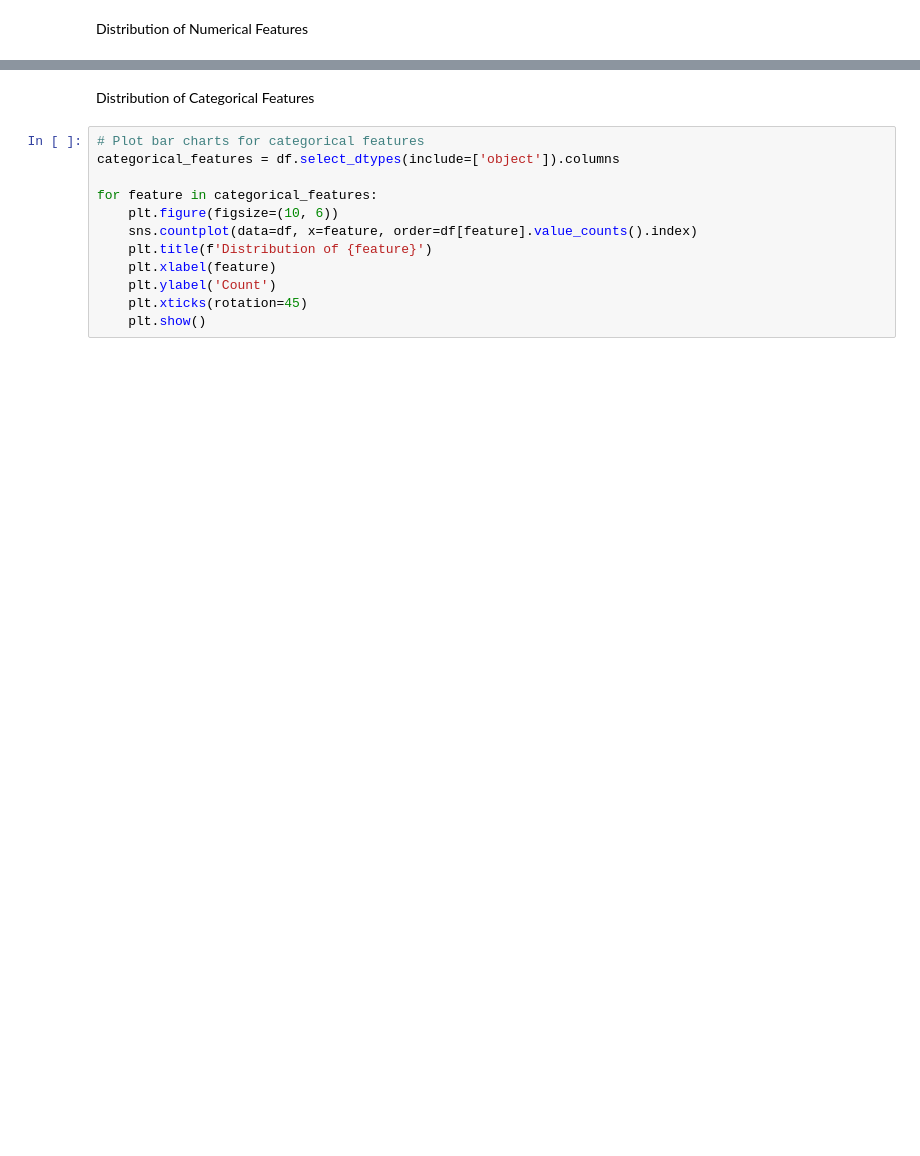
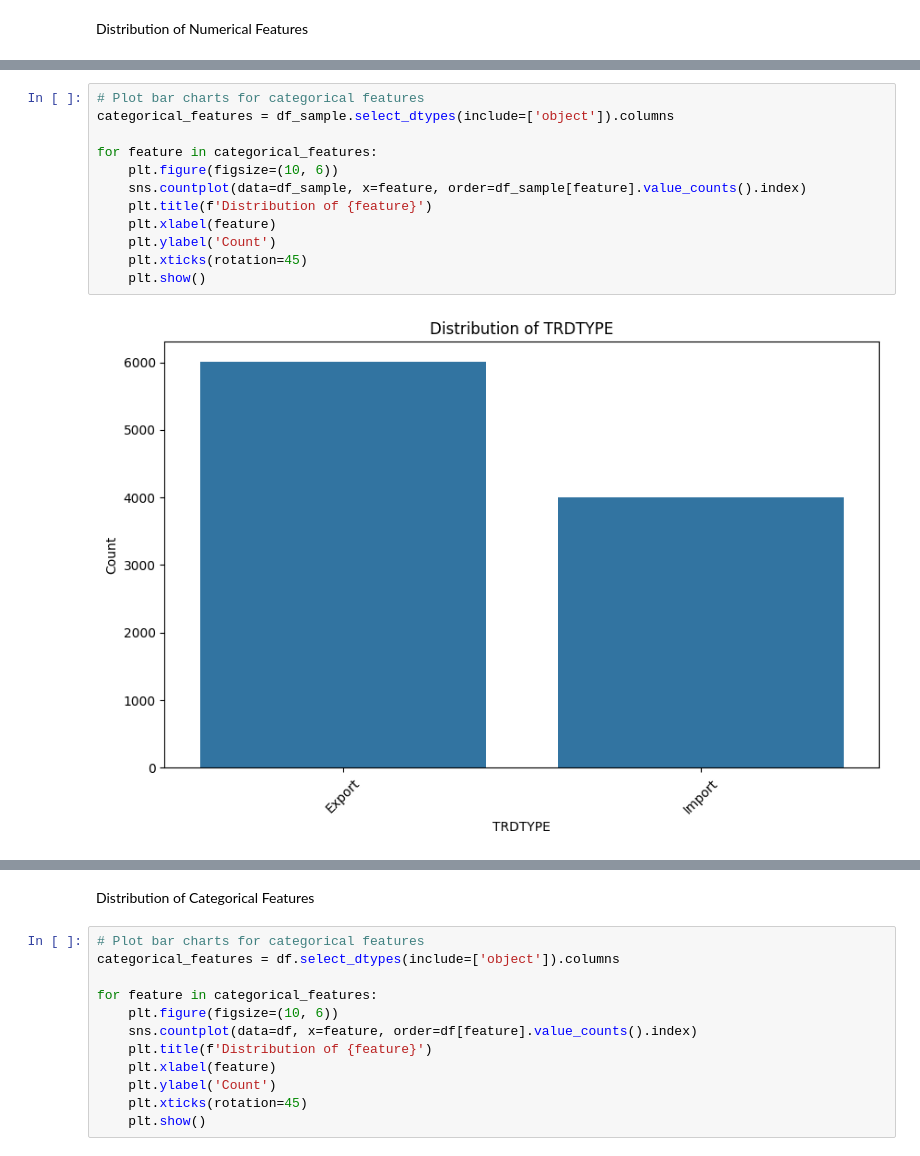
Before and after one commit to Victor-Osei/TransBorder-Freight-Data-Analysis, a Jupyter notebook: new.ipynb, the cells around one changed output, grey strips where cells are left out. Cells and saved outputs as stored; diff of their text form; blank space fills up the shorter version.

```diff
--- a/new.ipynb
+++ b/new.ipynb
@@ -1078,0 +1169,14 @@ for feature in numerical_features:
+# %%
+# Plot bar charts for categorical features
+categorical_features = df_sample.select_dtypes(include=['object']).columns
+
+for feature in categorical_features:
+    plt.figure(figsize=(10, 6))
+    sns.countplot(data=df_sample, x=feature, order=df_sample[feature].value_counts().index)
+    plt.title(f'Distribution of {feature}')
+    plt.xlabel(feature)
+    plt.ylabel('Count')
+    plt.xticks(rotation=45)
+    plt.show()
+# %% [output]
+[figure, added]
```
Also changed, not shown: parts of 10 cells of this notebook.
